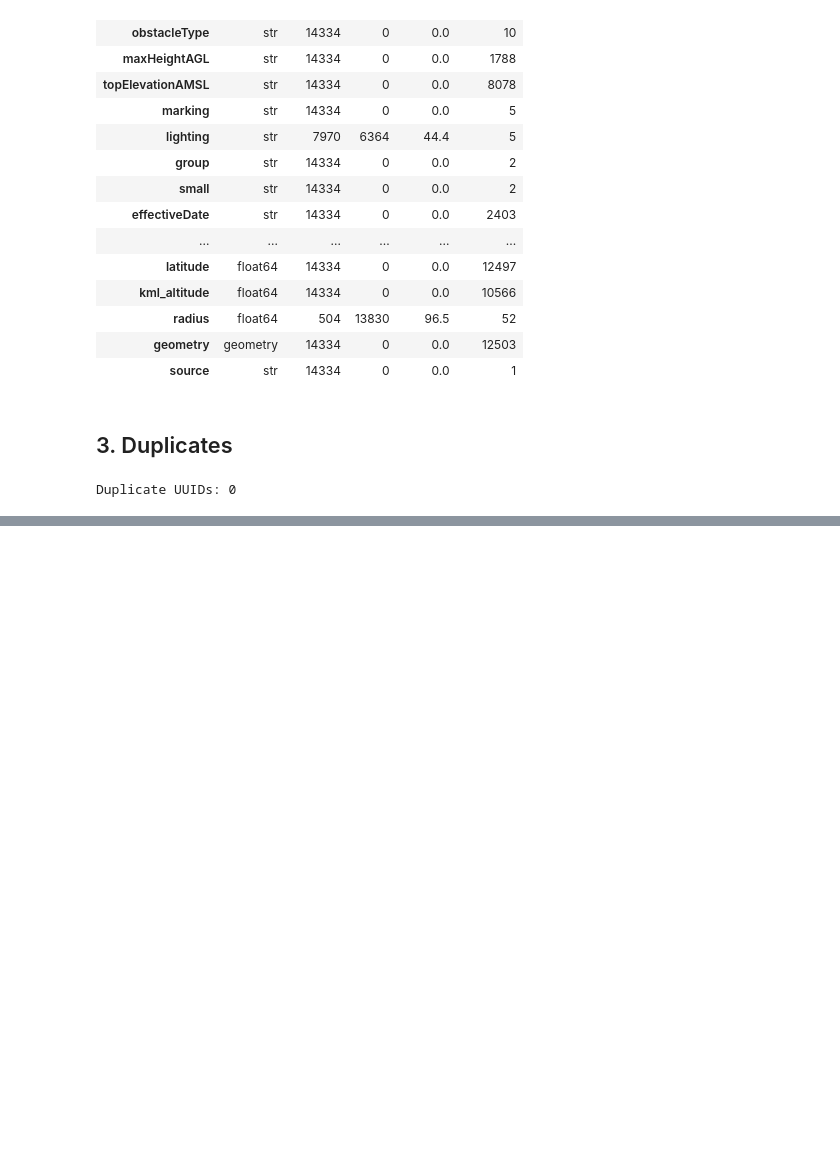
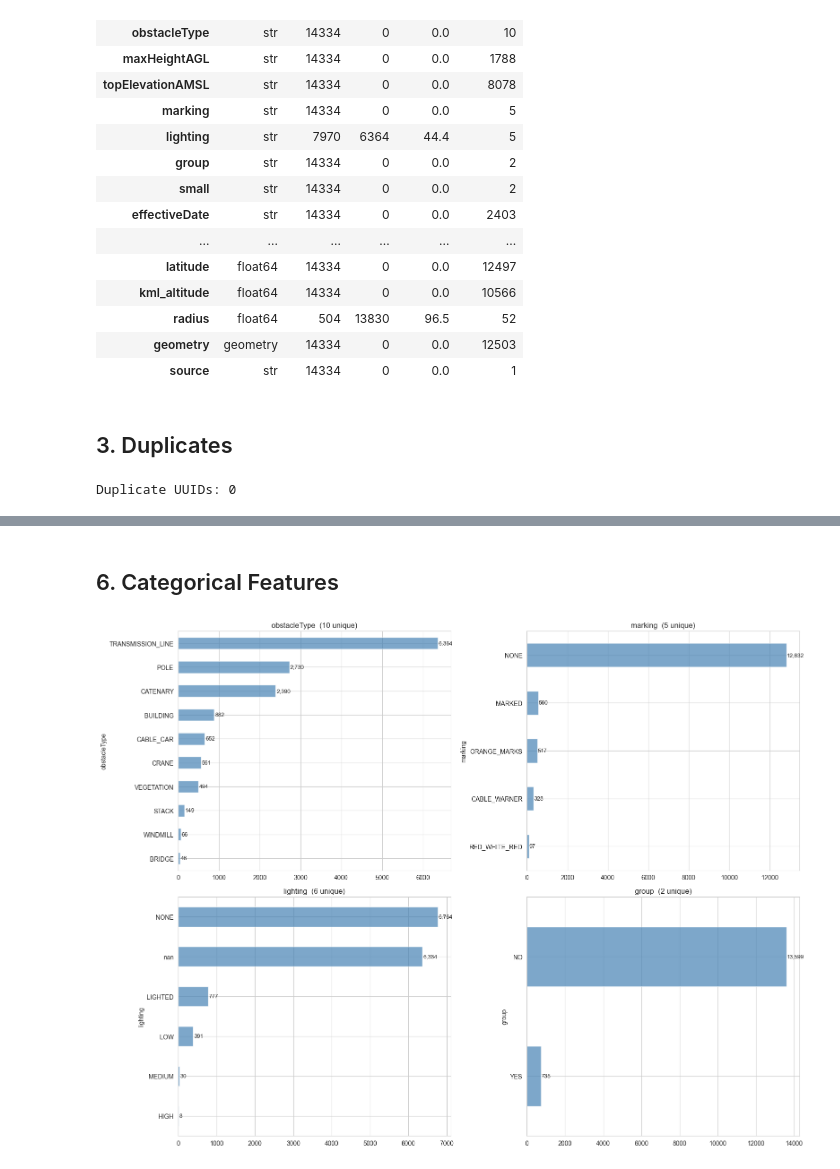
Before and after one commit to maybebool/swiss-airspace-obstacle-profiling, a Jupyter notebook: notebooks/Data_Ingestion_and_Quality_Assessment.ipynb, the cells around one changed output, grey strips where cells are left out. Saved outputs shown, nothing was run; the diff lists cells and outputs as text; code cells hidden in the pictures; blank space fills up the shorter version.

```diff
--- a/notebooks/Data_Ingestion_and_Quality_Assessment.ipynb
+++ b/notebooks/Data_Ingestion_and_Quality_Assessment.ipynb
@@ -74,0 +79,18 @@ Duplicate UUIDs: 0
+# %%
+# Numeric columns
+for col in ['maxHeightAGL', 'topElevationAMSL', 'radius', 'kml_altitude']:
+    if col in gdf.columns:
+        gdf[col] = pd.to_numeric(gdf[col], errors='coerce')
+
+# Boolean columns
+for col in ['small']:
+    if col in gdf.columns:
+        gdf[col] = gdf[col].map({'true': True, 'false': False, 'True': True, 'False': False})
+
+# Date columns
+for col in ['effectiveDate', 'modified']:
+    if col in gdf.columns:
+        gdf[col] = pd.to_datetime(gdf[col], format='ISO8601', errors='coerce')
+
+# Verify
+gdf[['maxHeightAGL', 'topElevationAMSL', 'radius', 'effectiveDate']].dtypes
@@ -74,0 +137,19 @@ Duplicate UUIDs: 0
+# %% [markdown]
+## 6. Categorical Features
+# %%
+fig, axes = plt.subplots(2, 2, figsize=(16, 12))
+
+plot_cols = ['obstacleType', 'marking', 'lighting', 'group']
+for ax, col in zip(axes.flatten(), plot_cols):
+    counts = gdf[col].value_counts(dropna=False).head(10)
+    counts.plot(kind='barh', ax=ax, color='steelblue', alpha=0.7)
+    ax.set_title(f'{col}  ({gdf[col].nunique(dropna=False)} unique)')
+    ax.invert_yaxis()
+
+    for i, v in enumerate(counts.values):
+        ax.text(v + 20, i, f'{v:,}', va='center', fontsize=9)
+
+plt.tight_layout()
+plt.show()
+# %% [output]
+[figure, added]
```
Also changed, not shown: parts of 8 cells of this notebook.
